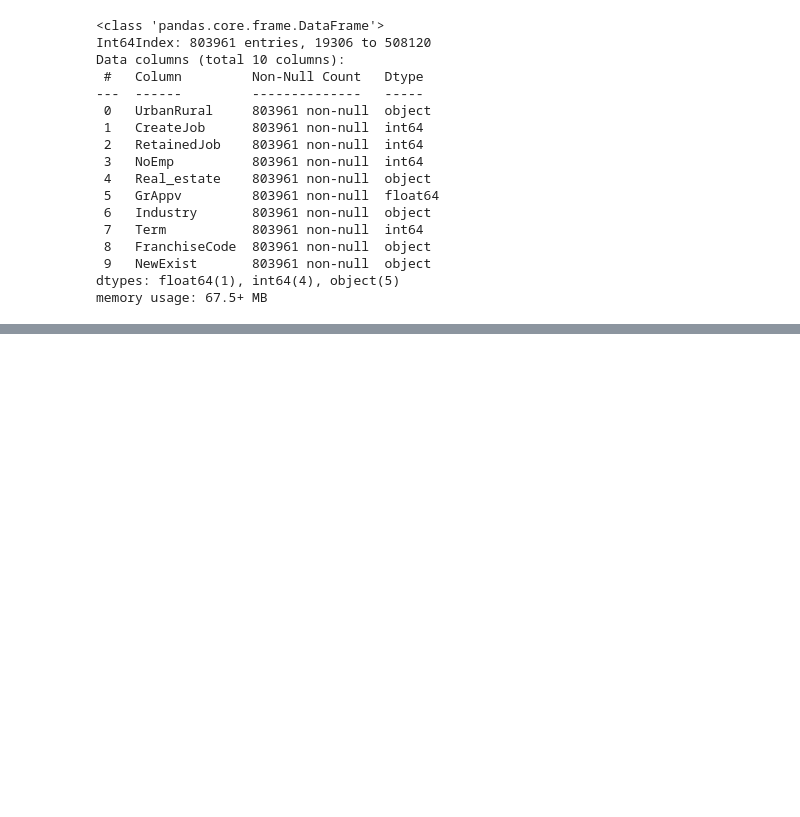
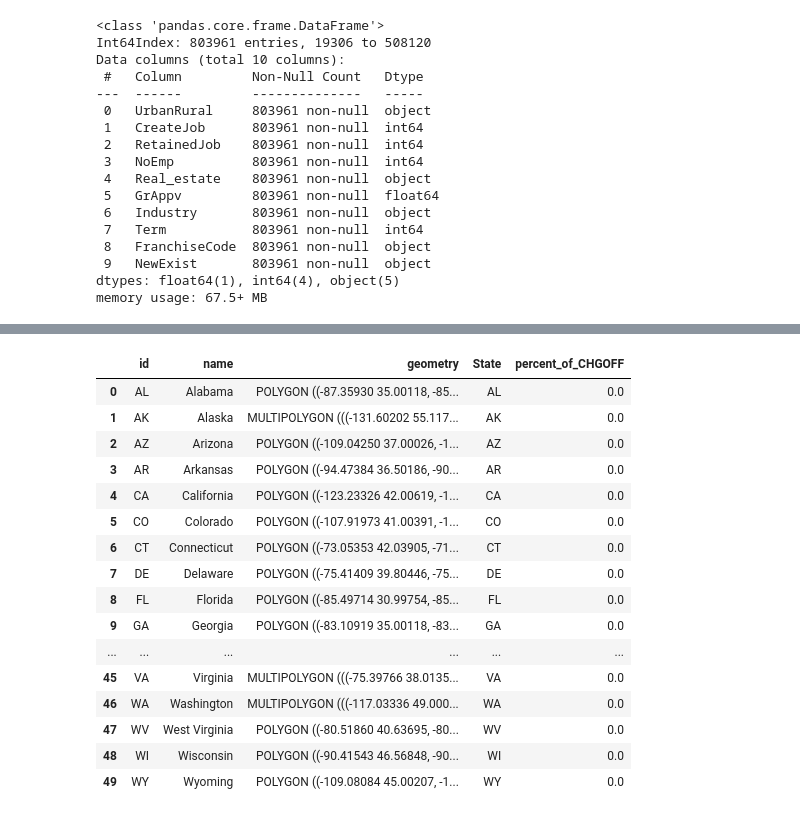
Before and after one commit to JynMoriarty/Loan_project, a Jupyter notebook: modelisation.ipynb, the cells around one changed output, grey strips where cells are left out. Cells and saved outputs as stored; diff of their text form; code cells hidden in the pictures; blank space fills up the shorter version.

```diff
--- a/modelisation.ipynb
+++ b/modelisation.ipynb
@@ -448,0 +465,20 @@ memory usage: 67.5+ MB
+# %%
+merged
+# %% [output]
+|  | id | name | geometry | State | percent_of_CHGOFF |
+| 0 | AL | Alabama | POLYGON ((-87.35930 35.00118, -85... | AL | 0.0 |
+| 1 | AK | Alaska | MULTIPOLYGON (((-131.60202 55.117... | AK | 0.0 |
+| 2 | AZ | Arizona | POLYGON ((-109.04250 37.00026, -1... | AZ | 0.0 |
+| 3 | AR | Arkansas | POLYGON ((-94.47384 36.50186, -90... | AR | 0.0 |
+| 4 | CA | California | POLYGON ((-123.23326 42.00619, -1... | CA | 0.0 |
+| 5 | CO | Colorado | POLYGON ((-107.91973 41.00391, -1... | CO | 0.0 |
+| 6 | CT | Connecticut | POLYGON ((-73.05353 42.03905, -71... | CT | 0.0 |
+| 7 | DE | Delaware | POLYGON ((-75.41409 39.80446, -75... | DE | 0.0 |
+| 8 | FL | Florida | POLYGON ((-85.49714 30.99754, -85... | FL | 0.0 |
+| 9 | GA | Georgia | POLYGON ((-83.10919 35.00118, -83... | GA | 0.0 |
+| ... | ... | ... | ... | ... | ... |
+| 45 | VA | Virginia | MULTIPOLYGON (((-75.39766 38.0135... | VA | 0.0 |
+| 46 | WA | Washington | MULTIPOLYGON (((-117.03336 49.000... | WA | 0.0 |
+| 47 | WV | West Virginia | POLYGON ((-80.51860 40.63695, -80... | WV | 0.0 |
+| 48 | WI | Wisconsin | POLYGON ((-90.41543 46.56848, -90... | WI | 0.0 |
+| 49 | WY | Wyoming | POLYGON ((-109.08084 45.00207, -1... | WY | 0.0 |
```
Also changed, not shown: parts of 2 cells of this notebook, 4 other files.
